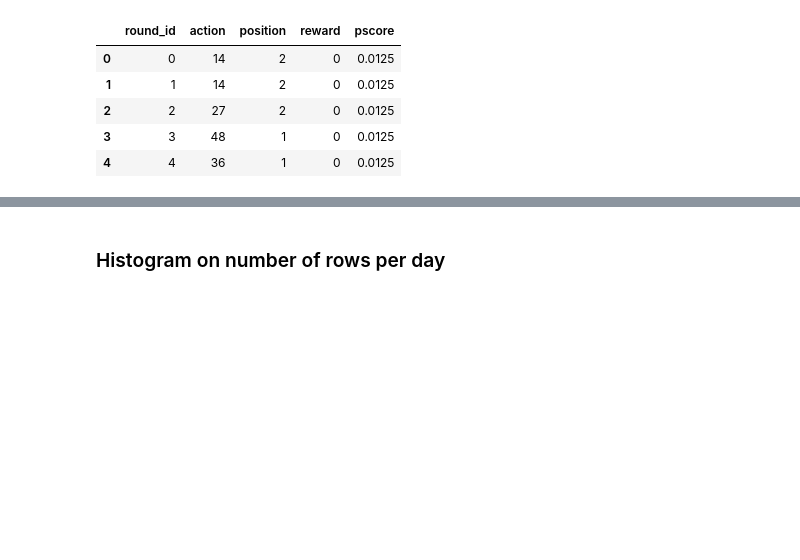
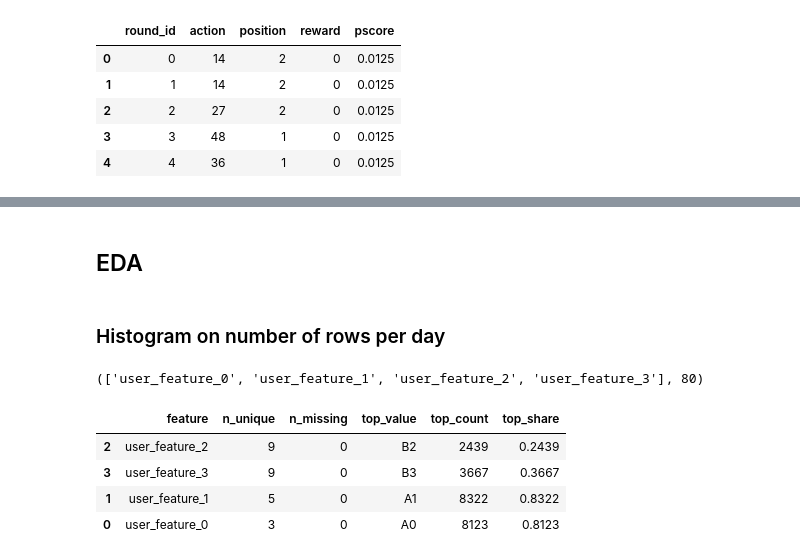
Before and after one commit to armandordorica/OBP_Replication, a Jupyter notebook: eda.ipynb, the cells around one changed output, grey strips where cells are left out. Cells and saved outputs as stored; diff of their text form; code cells hidden in the pictures; blank space fills up the shorter version.

```diff
--- a/eda.ipynb
+++ b/eda.ipynb
@@ -141,3 +154,5 @@ log_df.head()
+# %% [markdown]
+## EDA
 # %% [markdown]
 ### Histogram on number of rows per day
 # %%
@@ -197,0 +196,27 @@ fig.show()
+# %%
+user_feature_cols = [c for c in log_df_readable.columns if c.startswith('user_feature_')]
+affinity_cols = [c for c in log_df_readable.columns if c.startswith('user-item_affinity_')]
+
+user_feature_cols, len(affinity_cols)
+# %% [output]
+(['user_feature_0', 'user_feature_1', 'user_feature_2', 'user_feature_3'], 80)
+# %%
+feat_summary = []
+for c in user_feature_cols:
+    s = log_df_readable[c]
+    vc = s.value_counts(dropna=False)
+    feat_summary.append({
+        'feature': c,
+        'n_unique': s.nunique(dropna=True),
+        'n_missing': int(s.isna().sum()),
+        'top_value': None if vc.empty else vc.index[0],
+        'top_count': 0 if vc.empty else int(vc.iloc[0]),
+        'top_share': 0.0 if vc.empty else float(vc.iloc[0] / len(s)),
+    })
+pd.DataFrame(feat_summary).sort_values('n_unique', ascending=False)
+# %% [output]
+|  | feature | n_unique | n_missing | top_value | top_count | top_share |
+| 2 | user_feature_2 | 9 | 0 | B2 | 2439 | 0.2439 |
+| 3 | user_feature_3 | 9 | 0 | B3 | 3667 | 0.3667 |
+| 1 | user_feature_1 | 5 | 0 | A1 | 8322 | 0.8322 |
+| 0 | user_feature_0 | 3 | 0 | A0 | 8123 | 0.8123 |
```
Also changed, not shown: parts of 33 cells of this notebook.
